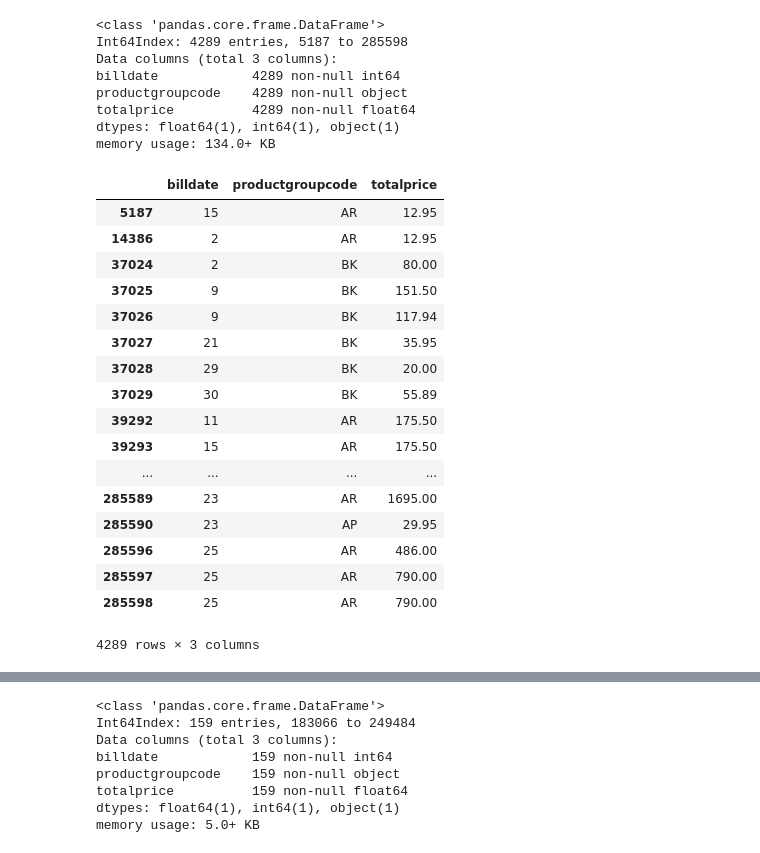
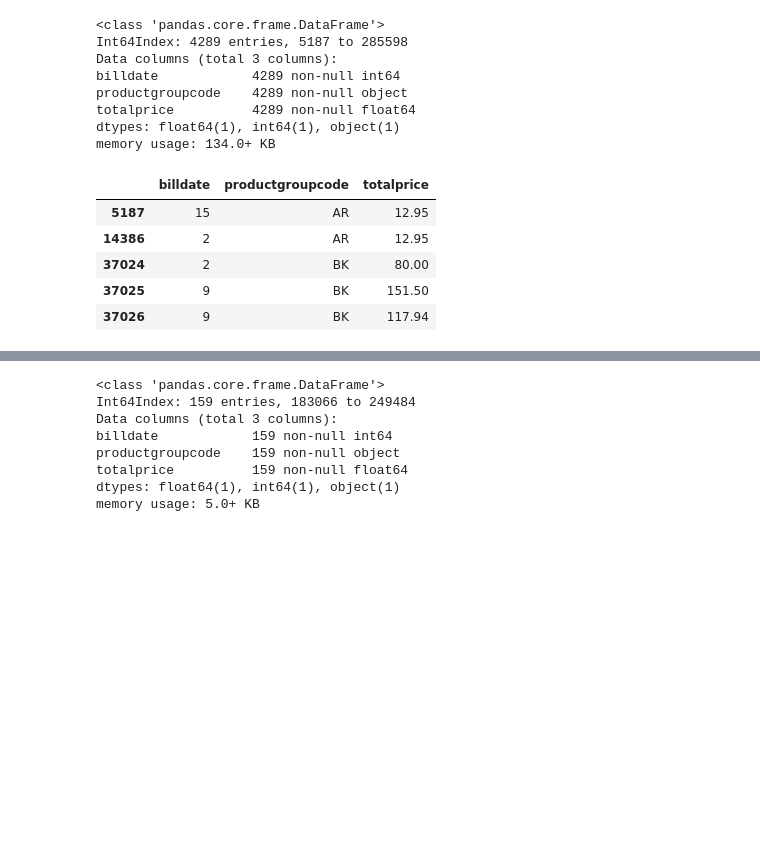
Before and after one commit to MariuszWroc/dataScience, a Jupyter notebook: data science - projekt.ipynb, the cells around one changed output, grey strips where cells are left out. Cells and saved outputs as stored; diff of their text form; code cells hidden in the pictures; blank space fills up the shorter version.

```diff
--- a/data science - projekt.ipynb
+++ b/data science - projekt.ipynb
@@ -155,27 +149,16 @@ totalprice          4289 non-null float64
 dtypes: float64(1), int64(1), object(1)
 memory usage: 134.0+ KB
 # %%
+# agregacja po totalprice
 orderlinesGrouped = orderlinesOrderProductClean.groupby(orderlinesOrderProductClean.index).agg({'billdate': 'first',
                                 'productgroupcode': 'first',
                                 'totalprice':sum})
-orderlinesGrouped
+orderlinesGrouped.head()
 # %% [output]
 |  | billdate | productgroupcode | totalprice |
 | 5187 | 15 | AR | 12.95 |
 | 14386 | 2 | AR | 12.95 |
 | 37024 | 2 | BK | 80.00 |
 | 37025 | 9 | BK | 151.50 |
 | 37026 | 9 | BK | 117.94 |
-| 37027 | 21 | BK | 35.95 |
-| 37028 | 29 | BK | 20.00 |
-| 37029 | 30 | BK | 55.89 |
-| 39292 | 11 | AR | 175.50 |
-| 39293 | 15 | AR | 175.50 |
-| ... | ... | ... | ... |
-| 285589 | 23 | AR | 1695.00 |
-| 285590 | 23 | AP | 29.95 |
-| 285596 | 25 | AR | 486.00 |
-| 285597 | 25 | AR | 790.00 |
-| 285598 | 25 | AR | 790.00 |
-4289 rows × 3 columns
 # %%
```
Also changed, not shown: parts of 62 cells of this notebook.
